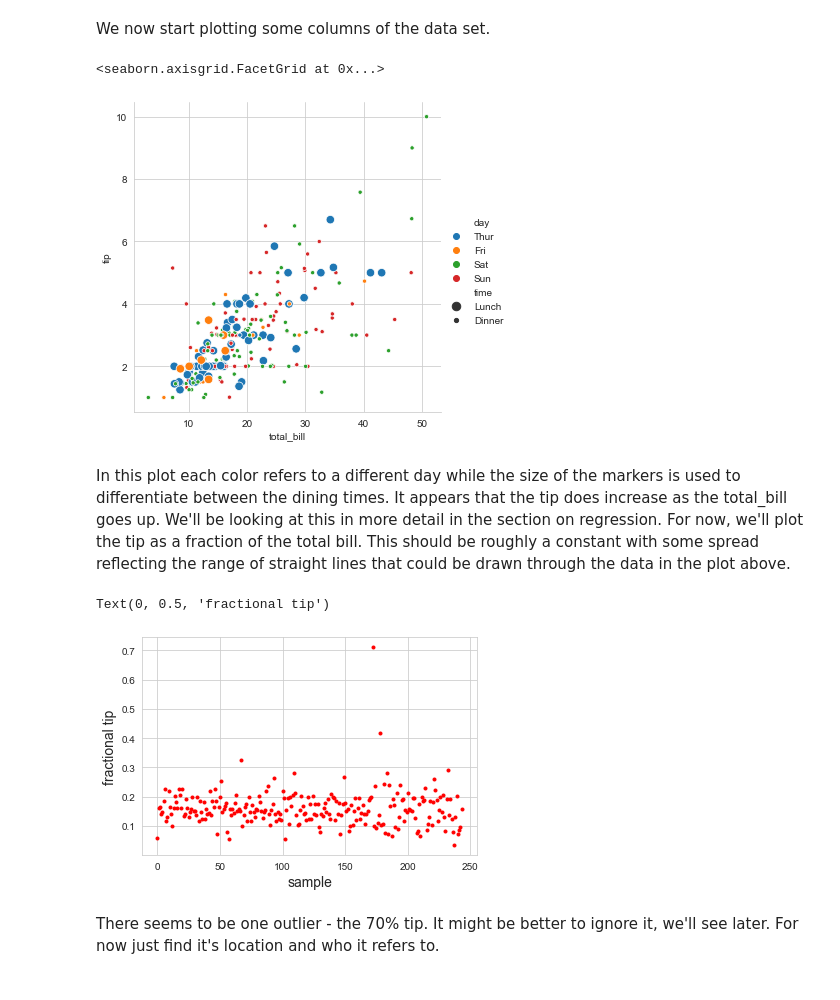
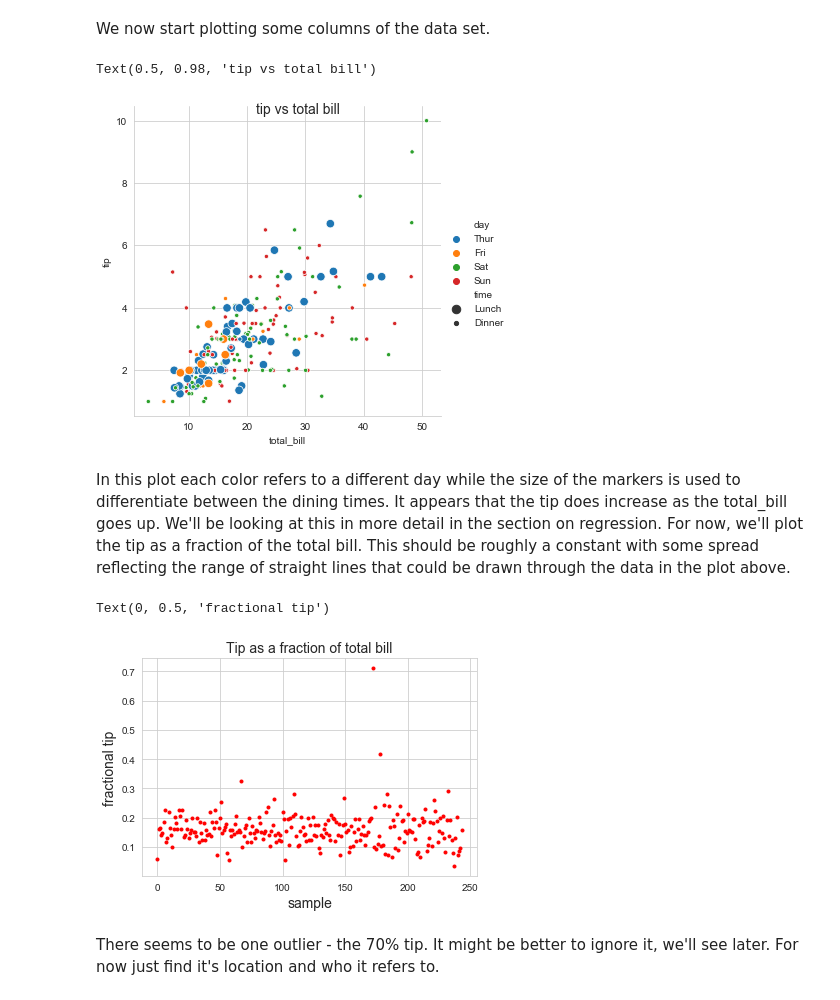
Before and after one commit to elizabethdaly/data-analysis-project, a Jupyter notebook: tips-data-analysis.ipynb, the cells around one changed output. Saved outputs shown, nothing was run; the diff lists cells and outputs as text; code cells hidden in the pictures.

```diff
--- a/tips-data-analysis.ipynb
+++ b/tips-data-analysis.ipynb
@@ -131,20 +131,22 @@ sns.set_style('whitegrid')
 We now start plotting some columns of the data set.
 # %%
 # How does tip vary with total_bill?
-sns.relplot(x="total_bill", y="tip", hue='day', size='time', data=df)
+g = sns.relplot(x="total_bill", y="tip", hue='day', size='time', data=df)
+g.fig.suptitle('tip vs total bill', fontsize=14)
 # %% [output]
-<seaborn.axisgrid.FacetGrid at 0x...>
+Text(0.5, 0.98, 'tip vs total bill')
-[figure, old version]
+[figure, new version]
 # %% [markdown]
 In this plot each color refers to a different day while the size of the markers is used to differentiate between the dining times. It appears that the tip does increase as the total_bill goes up. We'll be looking at this in more detail in the section on regression. For now, we'll plot the tip as a fraction of the total bill. This should be roughly a constant with some spread reflecting the range of straight lines that could be drawn through the data in the plot above.
 # %%
 # Tip as a fraction of the total_bill.
 plt.plot(df['ftip'], '.r')
+plt.title('Tip as a fraction of total bill', fontsize='14')
 plt.xlabel('sample', fontsize='14')
 plt.ylabel('fractional tip', fontsize='14')
 # %% [output]
 Text(0, 0.5, 'fractional tip')
-[figure, old version]
+[figure, new version]
 # %% [markdown]
 There seems to be one outlier - the 70% tip. It might be better to ignore it, we'll see later. For now just find it's location and who it refers to.
 # %%
```
Also changed, not shown: parts of 20 cells of this notebook.
